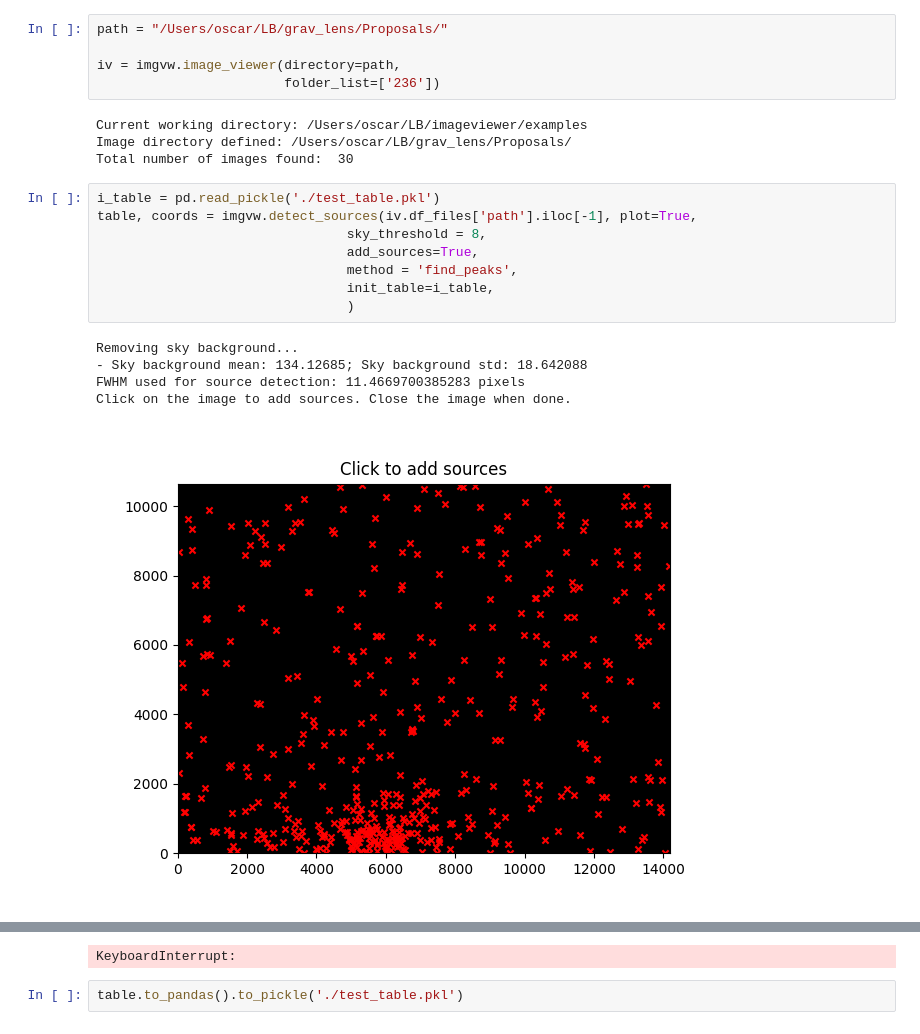
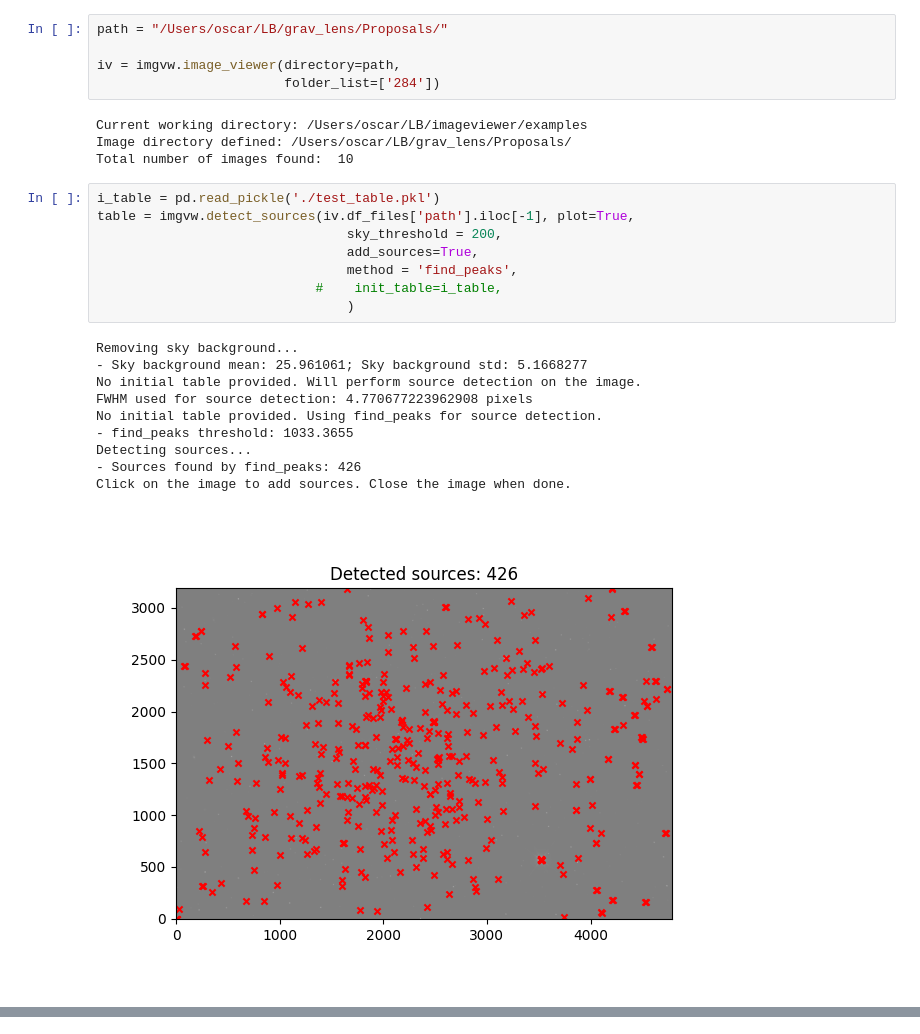
Before and after one commit to oscar-s-p/imageviewer, a Jupyter notebook: examples/photometry.ipynb, the cells around one changed output, grey strips where cells are left out. Saved outputs shown, nothing was run; the diff lists cells and outputs as text.

Commit message:
Detect sources working

```diff
--- a/examples/photometry.ipynb
+++ b/examples/photometry.ipynb
@@ -30,22 +33,27 @@ print(imgvw.__version__)
 path = "/Users/oscar/LB/grav_lens/Proposals/"
 
 iv = imgvw.image_viewer(directory=path,
-                        folder_list=['236'])
+                        folder_list=['284'])
 # %% [output]
 Current working directory: /Users/oscar/LB/imageviewer/examples
 Image directory defined: /Users/oscar/LB/grav_lens/Proposals/
-Total number of images found:  30
+Total number of images found:  10
 # %%
 i_table = pd.read_pickle('./test_table.pkl')
-table, coords = imgvw.detect_sources(iv.df_files['path'].iloc[-1], plot=True,
-                                sky_threshold = 8,
+table = imgvw.detect_sources(iv.df_files['path'].iloc[-1], plot=True,
+                                sky_threshold = 200,
                                 add_sources=True,
                                 method = 'find_peaks',
-                                init_table=i_table,
+                            #    init_table=i_table,
                                 )
 # %% [output]
 Removing sky background...
-- Sky background mean: 134.12685; Sky background std: 18.642088
-FWHM used for source detection: 11.4669700385283 pixels
+- Sky background mean: 25.961061; Sky background std: 5.1668277
+No initial table provided. Will perform source detection on the image.
+FWHM used for source detection: 4.770677223962908 pixels
+No initial table provided. Using find_peaks for source detection.
+- find_peaks threshold: 1033.3655
+Detecting sources...
+- Sources found by find_peaks: 426
 Click on the image to add sources. Close the image when done.
-[figure, old version]
+[figure, new version]
@@ -53,3 +59,0 @@ Click on the image to add sources. Close the image when done.
-KeyboardInterrupt:
-# %%
-table.to_pandas().to_pickle('./test_table.pkl')
```
Also changed, not shown: parts of 11 cells of this notebook, 3 other files.
